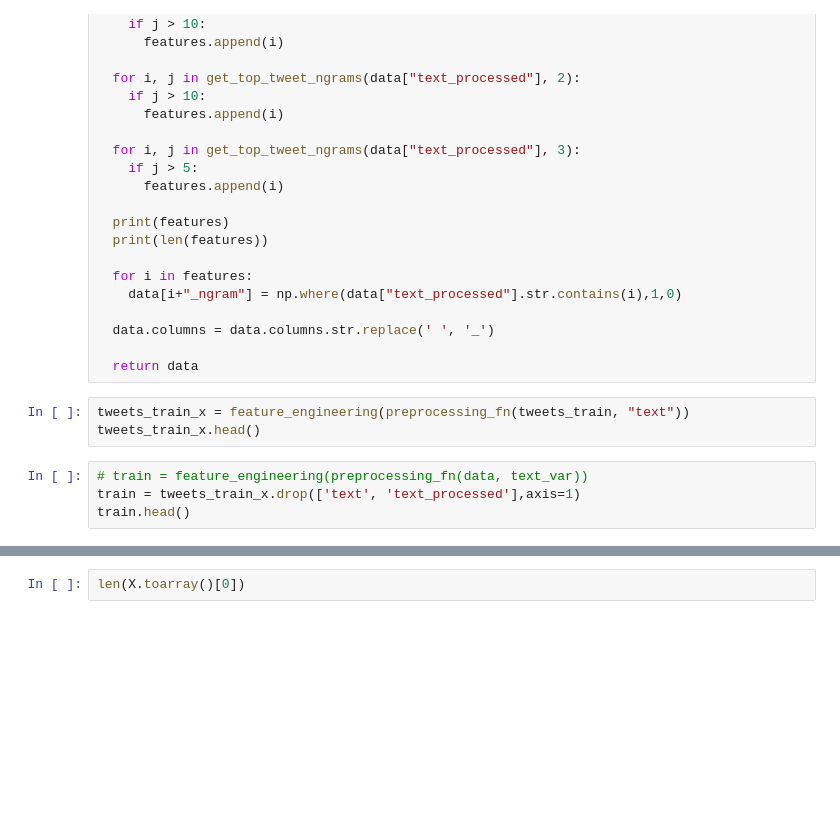
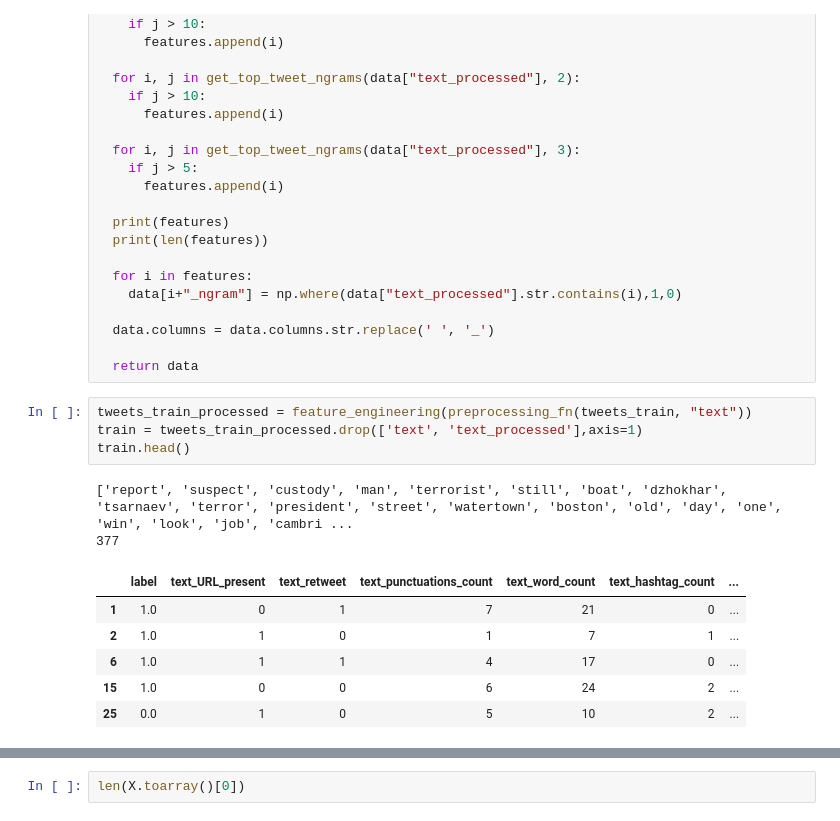
Before and after one commit to sandhyaparna/NLP, a Jupyter notebook: Dell_Take_Home.ipynb, the cells around one changed output, grey strips where cells are left out. Saved outputs shown, nothing was run; the diff lists cells and outputs as text; blank space fills up the shorter version.

```diff
--- a/Dell_Take_Home.ipynb
+++ b/Dell_Take_Home.ipynb
@@ -171,10 +174,16 @@ def feature_engineering(data):
 
   return data
 # %%
-tweets_train_x = feature_engineering(preprocessing_fn(tweets_train, "text"))
-tweets_train_x.head()
+tweets_train_processed = feature_engineering(preprocessing_fn(tweets_train, "text"))
+train = tweets_train_processed.drop(['text', 'text_processed'],axis=1)
+train.head()
+# %% [output]
+['report', 'suspect', 'custody', 'man', 'terrorist', 'still', 'boat', 'dzhokhar', 'tsarnaev', 'terror', 'president', 'street', 'watertown', 'boston', 'old', 'day', 'one', 'win', 'look', 'job', 'cambri ...
+377
+|  | label | text_URL_present | text_retweet | text_punctuations_count | text_word_count | text_hashtag_count | ... |
+| 1 | 1.0 | 0 | 1 | 7 | 21 | 0 | ... |
+| 2 | 1.0 | 1 | 0 | 1 | 7 | 1 | ... |
+| 6 | 1.0 | 1 | 1 | 4 | 17 | 0 | ... |
+| 15 | 1.0 | 0 | 0 | 6 | 24 | 2 | ... |
+| 25 | 0.0 | 1 | 0 | 5 | 10 | 2 | ... |
-# %%
-# train = feature_engineering(preprocessing_fn(data, text_var))
-train = tweets_train_x.drop(['text', 'text_processed'],axis=1)
-train.head()
 # %%
```
Also changed, not shown: parts of 21 cells of this notebook.
